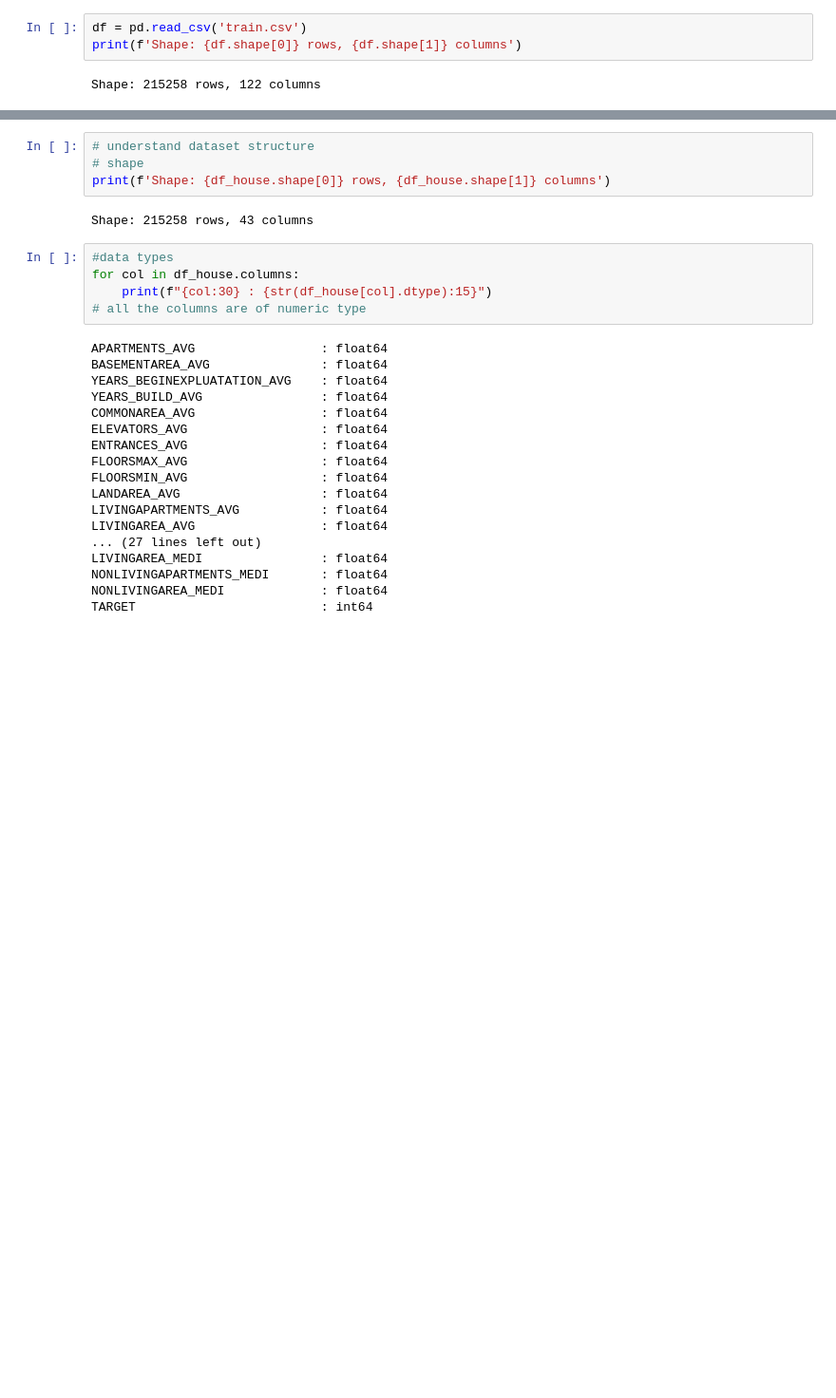
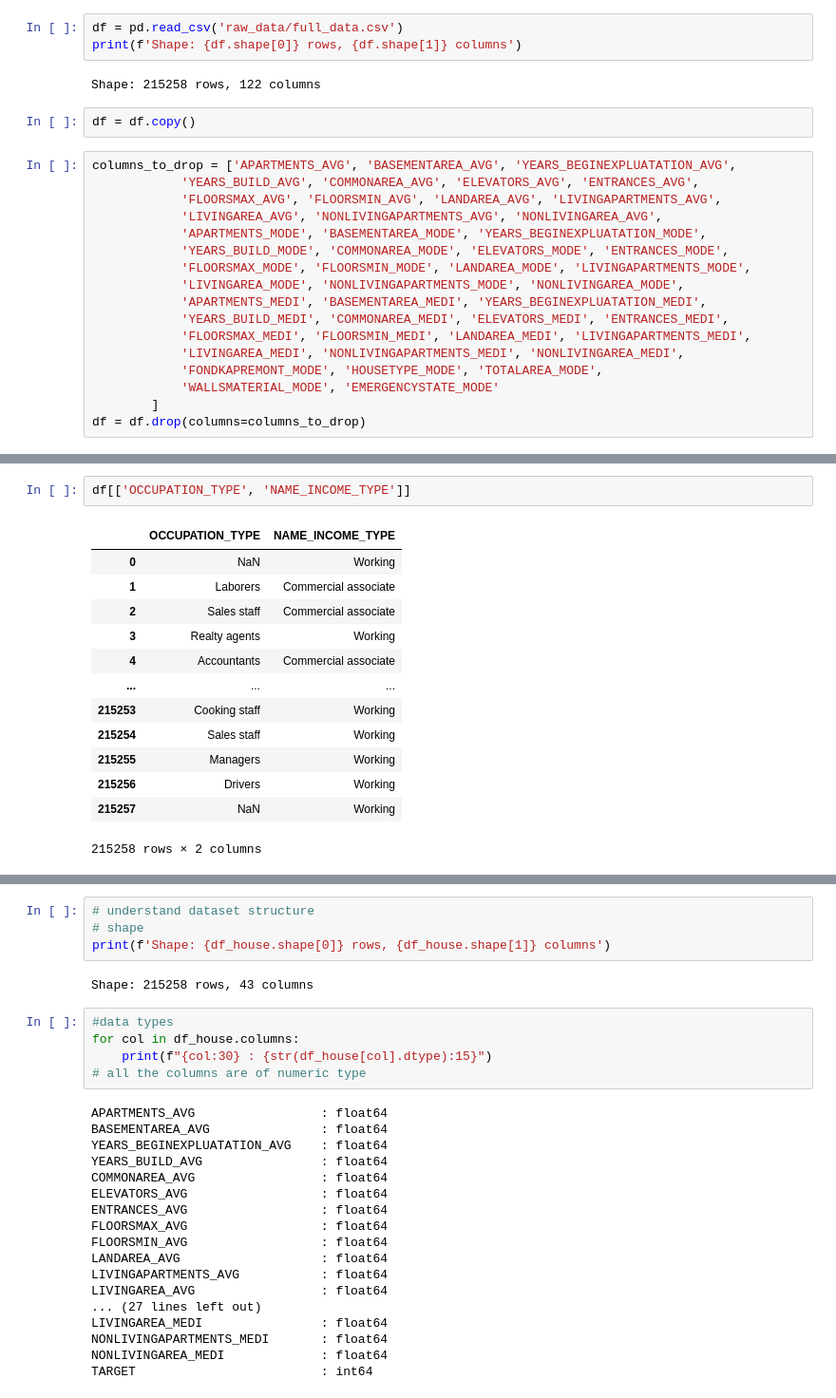
Before and after one commit to MinhGioChai/Data-Visualization, a Jupyter notebook: data_process.ipynb, the cells around one changed output, grey strips where cells are left out. Shown: that part at 95% size. Drawn from its saved outputs; the diff is of its cells as text; blank space fills up the shorter version.

```diff
--- a/data_process.ipynb
+++ b/data_process.ipynb
@@ -55,7 +55,26 @@ To highlight the critical role of data preparation in machine learning, our proj
 
 ---
 # %%
-df = pd.read_csv('train.csv')
+df = pd.read_csv('raw_data/full_data.csv')
 print(f'Shape: {df.shape[0]} rows, {df.shape[1]} columns')
 # %% [output]
 Shape: 215258 rows, 122 columns
+# %%
+df = df.copy()
+# %%
+columns_to_drop = ['APARTMENTS_AVG', 'BASEMENTAREA_AVG', 'YEARS_BEGINEXPLUATATION_AVG',
+            'YEARS_BUILD_AVG', 'COMMONAREA_AVG', 'ELEVATORS_AVG', 'ENTRANCES_AVG',
+            'FLOORSMAX_AVG', 'FLOORSMIN_AVG', 'LANDAREA_AVG', 'LIVINGAPARTMENTS_AVG',
+            'LIVINGAREA_AVG', 'NONLIVINGAPARTMENTS_AVG', 'NONLIVINGAREA_AVG',
+            'APARTMENTS_MODE', 'BASEMENTAREA_MODE', 'YEARS_BEGINEXPLUATATION_MODE',
+            'YEARS_BUILD_MODE', 'COMMONAREA_MODE', 'ELEVATORS_MODE', 'ENTRANCES_MODE',
+            'FLOORSMAX_MODE', 'FLOORSMIN_MODE', 'LANDAREA_MODE', 'LIVINGAPARTMENTS_MODE',
+            'LIVINGAREA_MODE', 'NONLIVINGAPARTMENTS_MODE', 'NONLIVINGAREA_MODE',
+            'APARTMENTS_MEDI', 'BASEMENTAREA_MEDI', 'YEARS_BEGINEXPLUATATION_MEDI',
+            'YEARS_BUILD_MEDI', 'COMMONAREA_MEDI', 'ELEVATORS_MEDI', 'ENTRANCES_MEDI',
+            'FLOORSMAX_MEDI', 'FLOORSMIN_MEDI', 'LANDAREA_MEDI', 'LIVINGAPARTMENTS_MEDI',
+            'LIVINGAREA_MEDI', 'NONLIVINGAPARTMENTS_MEDI', 'NONLIVINGAREA_MEDI',
+            'FONDKAPREMONT_MODE', 'HOUSETYPE_MODE', 'TOTALAREA_MODE',
+            'WALLSMATERIAL_MODE', 'EMERGENCYSTATE_MODE'
+        ]
+df = df.drop(columns=columns_to_drop)
@@ -62,3 +214,19 @@ Shape: 215258 rows, 122 columns
+# %%
+df[['OCCUPATION_TYPE', 'NAME_INCOME_TYPE']]
+# %% [output]
+|  | OCCUPATION_TYPE | NAME_INCOME_TYPE |
+| 0 | NaN | Working |
+| 1 | Laborers | Commercial associate |
+| 2 | Sales staff | Commercial associate |
+| 3 | Realty agents | Working |
+| 4 | Accountants | Commercial associate |
+| ... | ... | ... |
+| 215253 | Cooking staff | Working |
+| 215254 | Sales staff | Working |
+| 215255 | Managers | Working |
+| 215256 | Drivers | Working |
+| 215257 | NaN | Working |
+215258 rows × 2 columns
 # %%
 # List of prefixes to search for in column names
 prefixes = [
```
Also changed, not shown: parts of 24 cells of this notebook, 6 other files.
